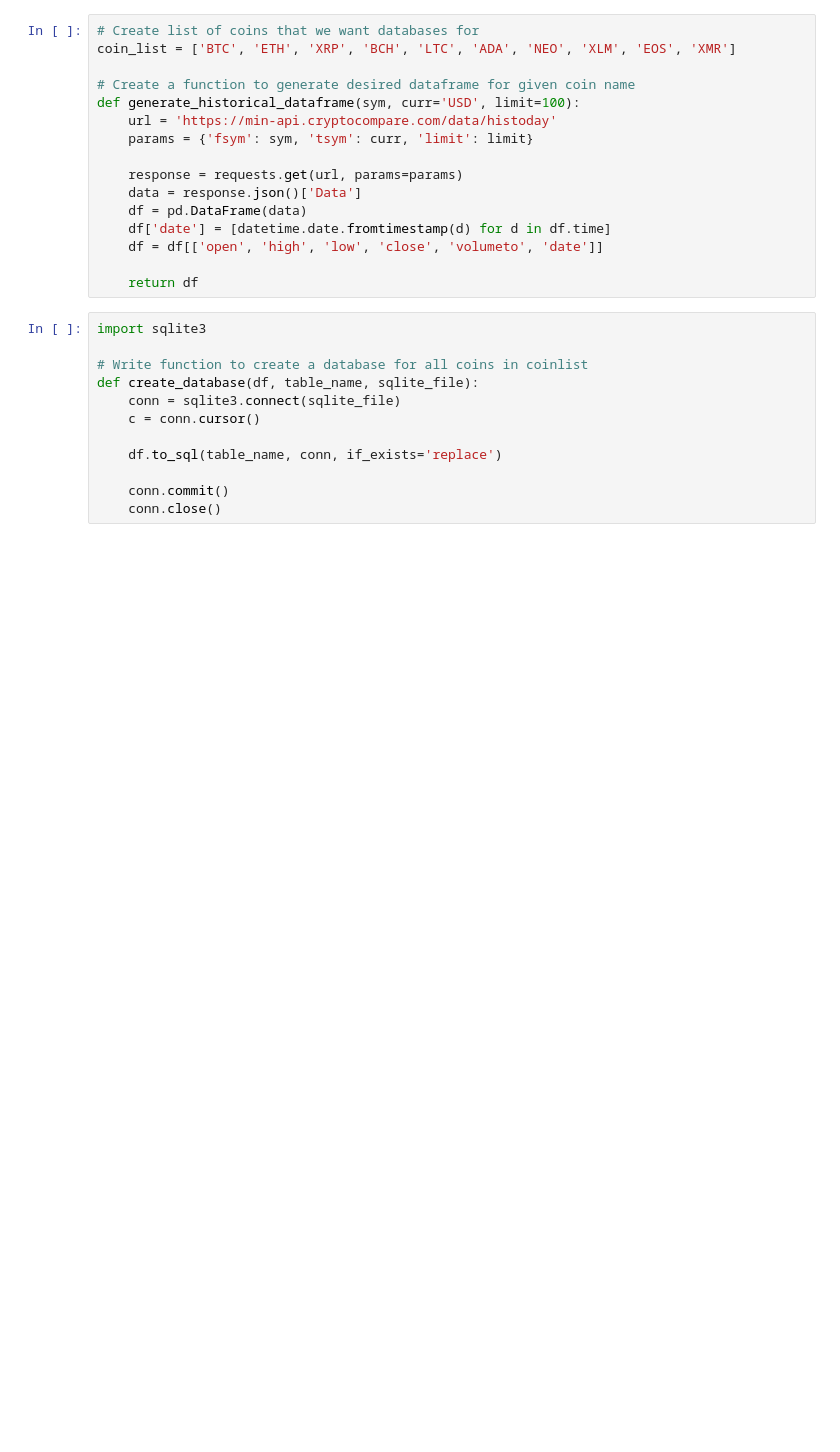
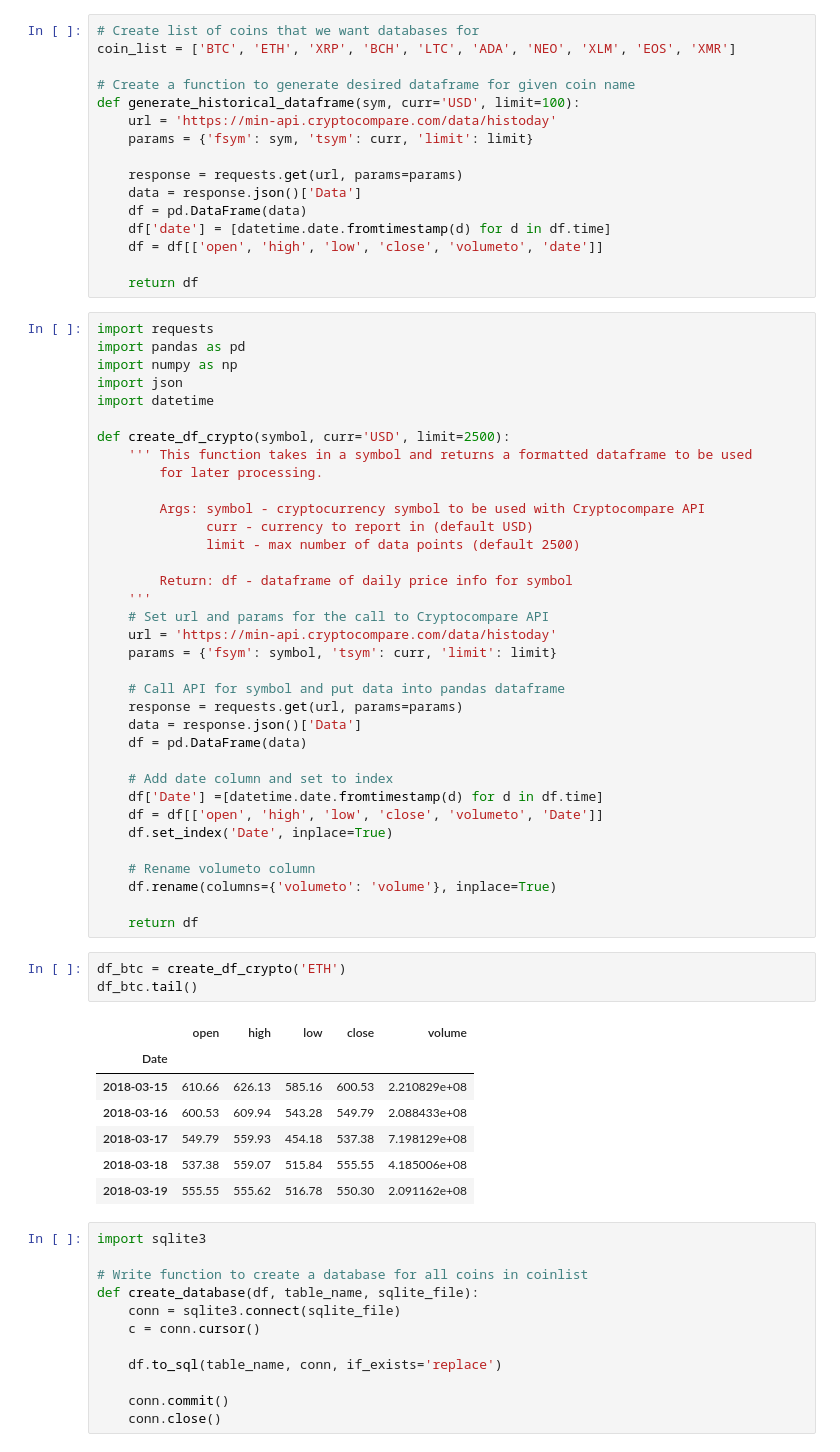
Before and after one commit to franko003/K2_Data_Science, a Jupyter notebook: Exploring_Data/scraping-notebooks/CryptoCompare_API.ipynb, the cells around one changed output. Drawn from its saved outputs; the diff is of its cells as text; blank space fills up the shorter version.

```diff
--- a/Exploring_Data/scraping-notebooks/CryptoCompare_API.ipynb
+++ b/Exploring_Data/scraping-notebooks/CryptoCompare_API.ipynb
@@ -67,6 +67,52 @@ def generate_historical_dataframe(sym, curr='USD', limit=100):
     df = df[['open', 'high', 'low', 'close', 'volumeto', 'date']]
 
     return df
+# %%
+import requests
+import pandas as pd
+import numpy as np
+import json
+import datetime
+
+def create_df_crypto(symbol, curr='USD', limit=2500):
+    ''' This function takes in a symbol and returns a formatted dataframe to be used
+        for later processing.
+
+        Args: symbol - cryptocurrency symbol to be used with Cryptocompare API
+              curr - currency to report in (default USD)
+              limit - max number of data points (default 2500)
+
+        Return: df - dataframe of daily price info for symbol
+    '''
+    # Set url and params for the call to Cryptocompare API
+    url = 'https://min-api.cryptocompare.com/data/histoday'
+    params = {'fsym': symbol, 'tsym': curr, 'limit': limit}
+
+    # Call API for symbol and put data into pandas dataframe
+    response = requests.get(url, params=params)
+    data = response.json()['Data']
+    df = pd.DataFrame(data)
+
+    # Add date column and set to index
+    df['Date'] =[datetime.date.fromtimestamp(d) for d in df.time]
+    df = df[['open', 'high', 'low', 'close', 'volumeto', 'Date']]
+    df.set_index('Date', inplace=True)
+
+    # Rename volumeto column
+    df.rename(columns={'volumeto': 'volume'}, inplace=True)
+
+    return df
+# %%
+df_btc = create_df_crypto('ETH')
+df_btc.tail()
+# %% [output]
+|  | open | high | low | close | volume |
+| Date |  |  |  |  |  |
+| 2018-03-15 | 610.66 | 626.13 | 585.16 | 600.53 | 2.210829e+08 |
+| 2018-03-16 | 600.53 | 609.94 | 543.28 | 549.79 | 2.088433e+08 |
+| 2018-03-17 | 549.79 | 559.93 | 454.18 | 537.38 | 7.198129e+08 |
+| 2018-03-18 | 537.38 | 559.07 | 515.84 | 555.55 | 4.185006e+08 |
+| 2018-03-19 | 555.55 | 555.62 | 516.78 | 550.30 | 2.091162e+08 |
 # %%
 import sqlite3
 
```
Also changed, not shown: parts of 9 cells of this notebook, 6 other files.
